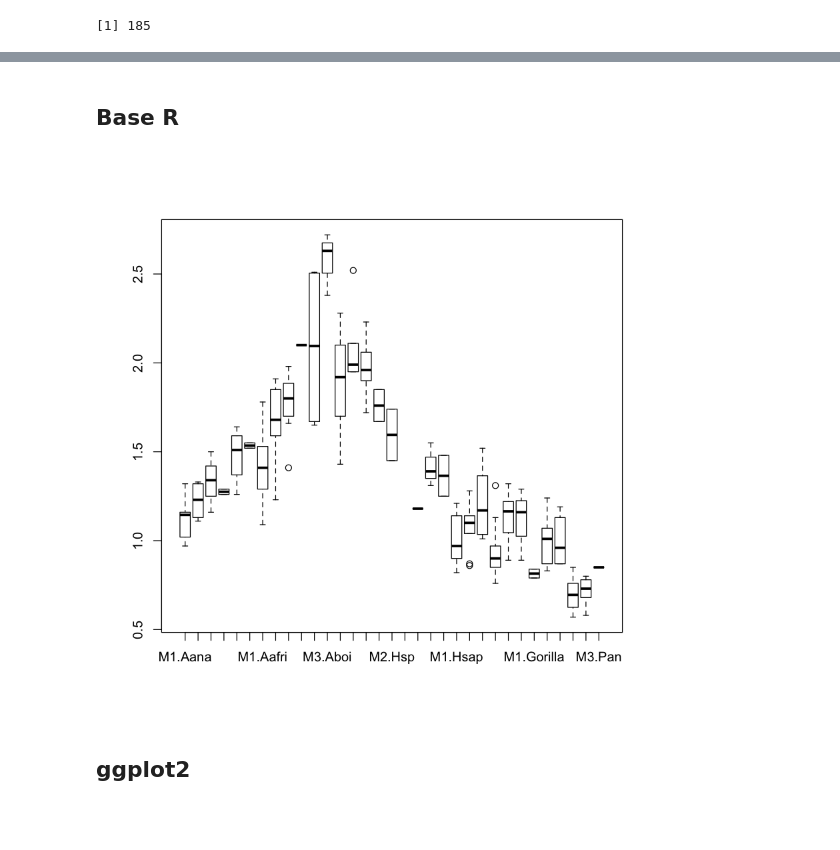
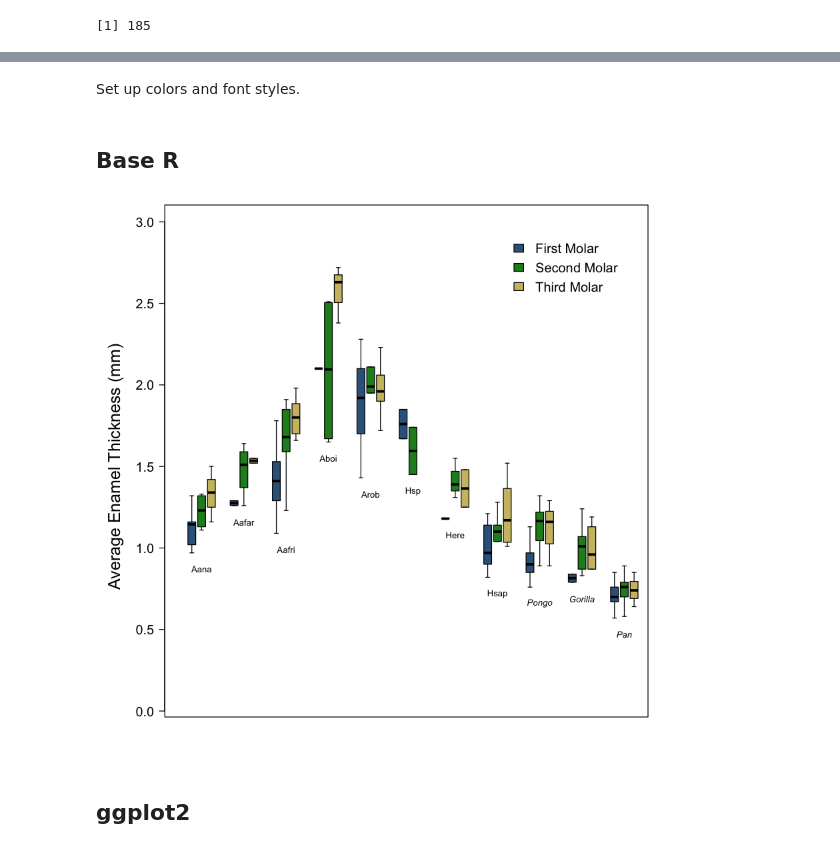
Before and after one commit to ryanraaum/bioanth-plots, a Jupyter notebook: Enamel Thickness in R.ipynb, the cells around one changed output, grey strips where cells are left out. Drawn from its saved outputs; the diff is of its cells as text; code cells hidden in the pictures; blank space fills up the shorter version.

Commit message:
finished base R and ggplot2, started lattice

```diff
--- a/Enamel Thickness in R.ipynb
+++ b/Enamel Thickness in R.ipynb
@@ -61,11 +65,63 @@ newgroups = factor(newgroups, levels=desiredorder, ordered=T)
 
 # add it to the data frame
 dset2$otaxon = newgroups
+
+# make the tooth variable a factor
+dset2$tooth = factor(dset2$tooth)
+# %% [markdown]
+Set up colors and font styles.
+# %%
+barcols = c("steelblue4", "forestgreen", "lightgoldenrod3")
+fontstyle = c(1,1,1,1,1,1,1,1,3,3,3)              # for base R & lattice (1=normal, 3=italic)
+fontformat = c(rep("plain", 8), rep("italic", 3)) # for ggplot2
 # %% [markdown]
 ## Base R
-# %%
-boxplot(aet ~ tooth * otaxon, data=dset2)
-# %% [output]
-[figure, removed]
+# %%
+# pull out group labels and calculate number in preparation for plotting each
+groups = levels(dset2$otaxon)
+ngroups = length(groups)
+
+# set up plot parameters, saving the defaults as 'oldpar'
+oldpar = par(mfrow=c(1,ngroups), oma=c(2,8,0,1), mar=rep(0.5,4))
+
+# need to use the same y-limits for each of the per-group plots
+ylim = c(0, 3)
+
+# plot out each group, adding an axis for the first one
+for (i in 1:ngroups) {
+    gdata = subset(dset2, otaxon==groups[i])
+    boxplot(aet ~ tooth, data=gdata, ylim=ylim, axes=F, col=barcols, outline=F, lty=1)
+    text(2,min(gdata$aet)-0.1,groups[i], font=fontstyle[i])
+    if (i == 1){
+        axis(2, line=2, las=1, cex.axis=1.5)
+        mtext("Average Enamel Thickness (mm)", 2, 6, cex=1.25)
+    }
+}
+
+# reset plotting parameters back to saved defaults
+par(oldpar)
+
+# Getting the legend in place also requires some trickery
+# It is necessary to place a new blank plot over the top of the
+# existing barplots and then place the legend on that
+# I also take advantage of this trickery to draw a box around the prior plotting area
+
+# set up a new figure area with
+#   x- and y-limits from 0 to 1 (fig)
+#   outer margins set to bottom 2, left 3.8, top 0, right 0 (oma)
+#     - some trial and error to get those number to get the bounding box to plot right
+#   spacing around sub-figures set to 0.5 (mar)
+#   overplot on existing plot (new=TRUE)
+oldpar = par(fig=c(0, 1, 0, 1), oma=c(2, 3.8, 0, 0), mar=rep(0.5,4), new=TRUE)
+# add empty plot with no points and no axes, but draw bounding box
+plot(0, 0, type='n', xaxt='n', yaxt='n')
+# add the legend with no box (bty='n'), inset from the edge by 0.5
+#   and slightly more than usual spacing between the lines
+legend("topright", fill=barcols, legend=c("First Molar", "Second Molar", "Third Molar"),
+       bty="n", inset=0.05, y.intersp=1.2)
+# reset to saved default plotting parameters
+par(oldpar)
+# %% [output]
+[figure, added]
 # %% [markdown]
 ## ggplot2
```
Also changed, not shown: parts of 6 cells of this notebook.
